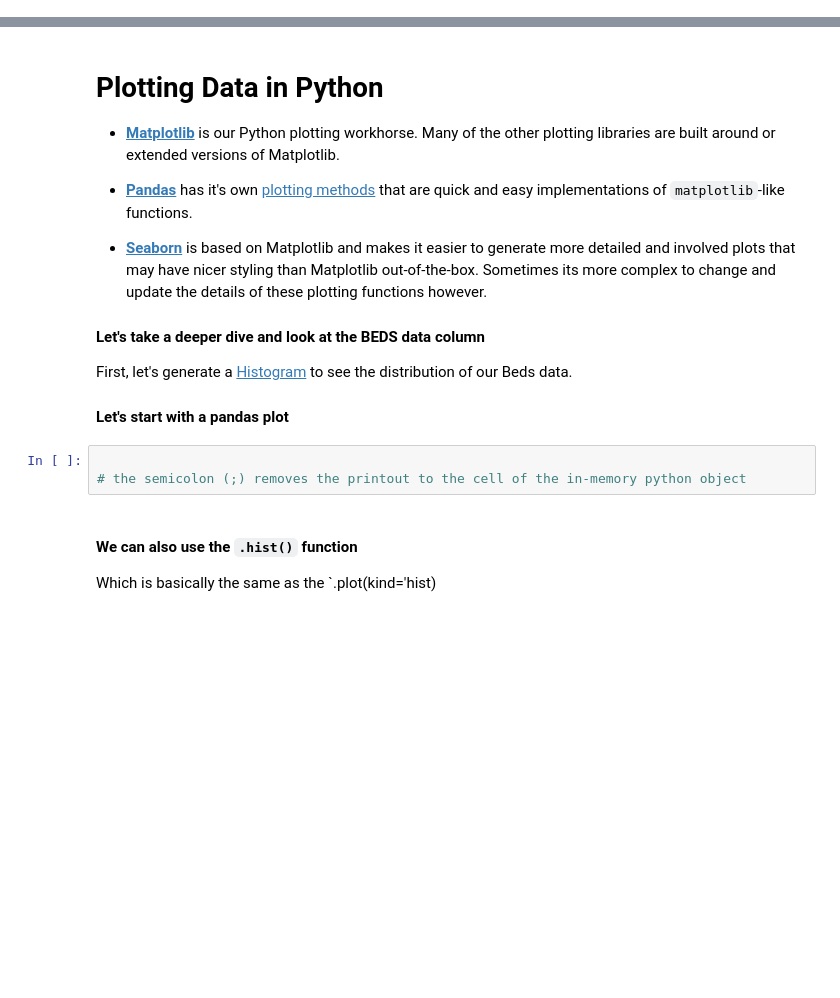
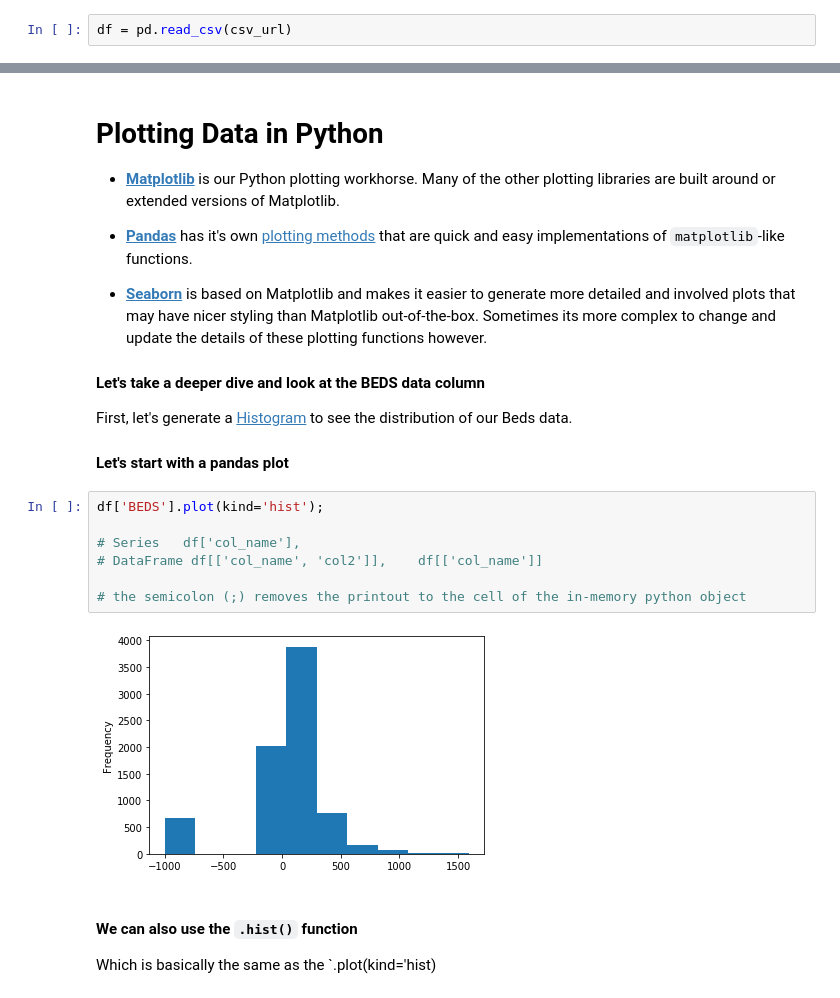
Before and after one commit to pratt-savi-810/pratt-savi-810-2020-03-lesson_04, a Jupyter notebook: lesson_04.ipynb, the cells around one changed output, grey strips where cells are left out. Saved outputs shown, nothing was run; the diff lists cells and outputs as text; blank space fills up the shorter version.

```diff
--- a/lesson_04.ipynb
+++ b/lesson_04.ipynb
@@ -214,6 +293,8 @@ csv_url = 'https://opendata.arcgis.com/datasets/6ac5e325468c4cb9b905f1728d6fbf0f
 # %% [markdown]
 #### Read our hospitals data as a DataFrame
 Read our hospitals data as a DataFrame using Pandas (imported as `pd`)
+# %%
+df = pd.read_csv(csv_url)
 # %% [markdown]
 #### Show the first 3 rows of the data
 Show the first 3 rows of the data using `.head()`
@@ -241,8 +344,14 @@ First, let's generate a [Histogram](https://en.wikipedia.org/wiki/Histogram) to
 
 #### Let's start with a pandas plot
 # %%
+df['BEDS'].plot(kind='hist');
+
+# Series   df['col_name'],
+# DataFrame df[['col_name', 'col2']],    df[['col_name']]
 
 # the semicolon (;) removes the printout to the cell of the in-memory python object
+# %% [output]
+[figure, added]
 # %% [markdown]
 #### We can also use the `.hist()` function
 
```
Also changed, not shown: parts of 50 cells of this notebook.
